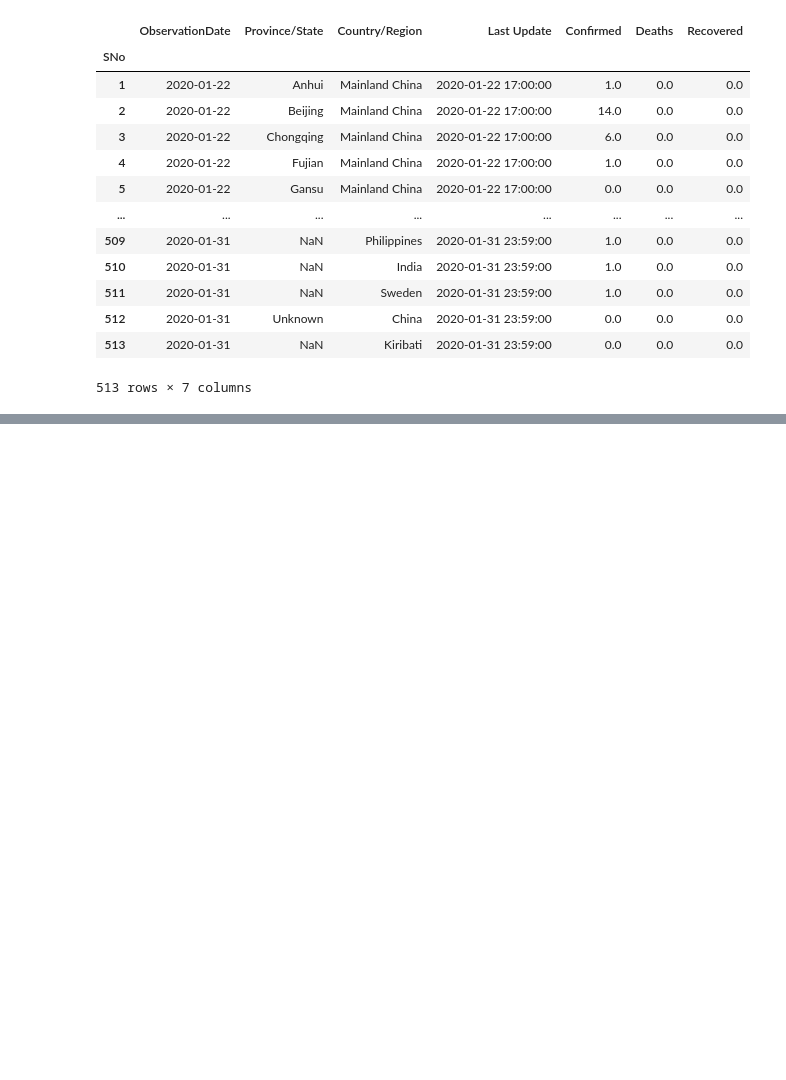
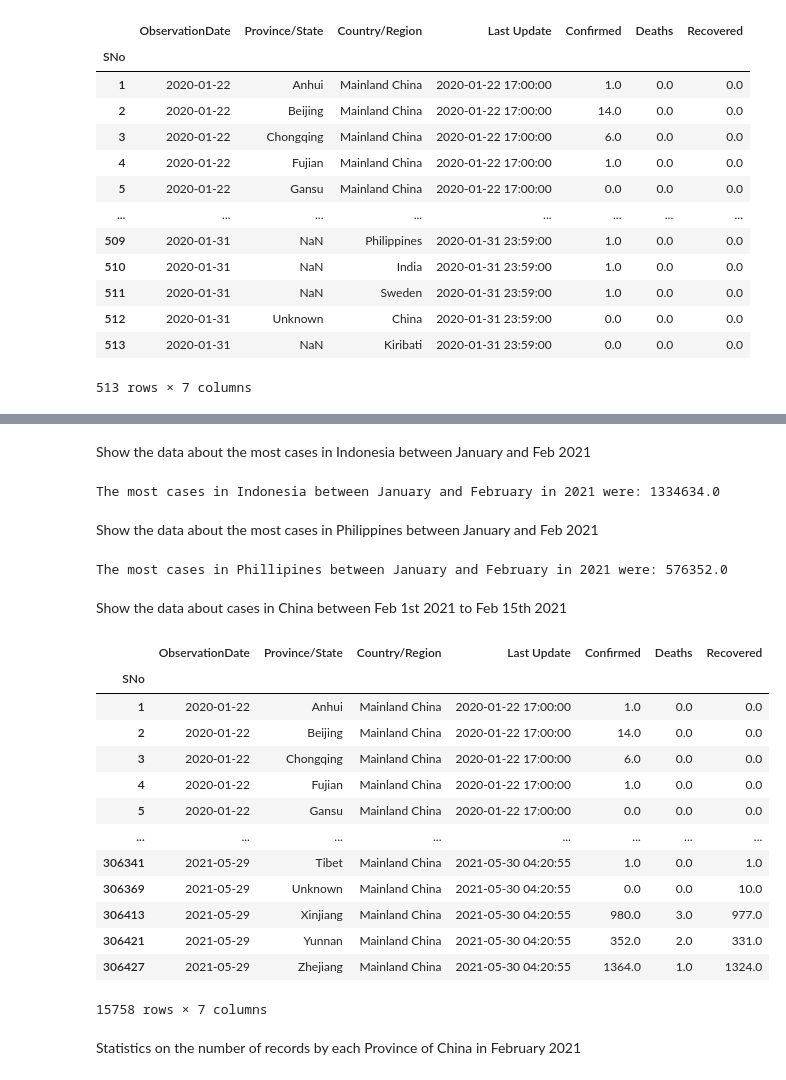
Before and after one commit to huuhieunguyen/Data-Science, a Jupyter notebook: Lab1/main.ipynb, the cells around one changed output, grey strips where cells are left out. Drawn from its saved outputs; the diff is of its cells as text; code cells hidden in the pictures; blank space fills up the shorter version.

```diff
--- a/Lab1/main.ipynb
+++ b/Lab1/main.ipynb
@@ -165,0 +235,55 @@ df[(df["ObservationDate"] >= "2020-01-01") & (df["ObservationDate"] <= "2020-01-
+# %% [markdown]
+Show the data about the most cases in Indonesia between January and Feb 2021
+# %%
+corona_inJanFeb_atIndonesia = df[
+    (df["Country/Region"] == "Indonesia")
+    & (df["ObservationDate"] >= "1-1-2021")
+    & (df["ObservationDate"] <= "2-28-2021")
+]
+max_cases_of_Indo_in_JanFeb2021 = max(corona_inJanFeb_atIndonesia["Confirmed"])
+print(
+    f"The most cases in Indonesia between January and February in 2021 were: {max_cases_of_Indo_in_JanFeb2021}"
+)
+# corona_inJanFeb_atIndonesia[corona_inJanFeb_atIndonesia["Confirmed"] == max_cases_of_Indo_in_JanFeb2021]
+# %% [output]
+The most cases in Indonesia between January and February in 2021 were: 1334634.0
+# %% [markdown]
+Show the data about the most cases in Philippines between January and Feb 2021
+# %%
+corona_inJanFeb_atPhilipines = df[
+    (df["Country/Region"] == "Philippines")
+    & (df["ObservationDate"] >= "1-1-2021")
+    & (df["ObservationDate"] <= "2-28-2021")
+]
+max_cases_of_Philip_in_JanFeb2021 = max(corona_inJanFeb_atPhilipines["Confirmed"])
+print(
+    f"The most cases in Phillipines between January and February in 2021 were: {max_cases_of_Philip_in_JanFeb2021}"
+)
+# %% [output]
+The most cases in Phillipines between January and February in 2021 were: 576352.0
+# %% [markdown]
+Show the data about cases in China between Feb 1st 2021 to Feb 15th 2021
+# %%
+coronaChina_half_Feb = df[
+    (df["Country/Region"] == "Mainland China" ) | (df["Country/Region"] == "China")
+    & (df["ObservationDate"] >= "2-1-2021")
+    & (df["ObservationDate"] <= "2-15-2021")
+]
+coronaChina_half_Feb
+# %% [output]
+|  | ObservationDate | Province/State | Country/Region | Last Update | Confirmed | Deaths | Recovered |
+| SNo |  |  |  |  |  |  |  |
+| 1 | 2020-01-22 | Anhui | Mainland China | 2020-01-22 17:00:00 | 1.0 | 0.0 | 0.0 |
+| 2 | 2020-01-22 | Beijing | Mainland China | 2020-01-22 17:00:00 | 14.0 | 0.0 | 0.0 |
+| 3 | 2020-01-22 | Chongqing | Mainland China | 2020-01-22 17:00:00 | 6.0 | 0.0 | 0.0 |
+| 4 | 2020-01-22 | Fujian | Mainland China | 2020-01-22 17:00:00 | 1.0 | 0.0 | 0.0 |
+| 5 | 2020-01-22 | Gansu | Mainland China | 2020-01-22 17:00:00 | 0.0 | 0.0 | 0.0 |
+| ... | ... | ... | ... | ... | ... | ... | ... |
+| 306341 | 2021-05-29 | Tibet | Mainland China | 2021-05-30 04:20:55 | 1.0 | 0.0 | 1.0 |
+| 306369 | 2021-05-29 | Unknown | Mainland China | 2021-05-30 04:20:55 | 0.0 | 0.0 | 10.0 |
+| 306413 | 2021-05-29 | Xinjiang | Mainland China | 2021-05-30 04:20:55 | 980.0 | 3.0 | 977.0 |
+| 306421 | 2021-05-29 | Yunnan | Mainland China | 2021-05-30 04:20:55 | 352.0 | 2.0 | 331.0 |
+| 306427 | 2021-05-29 | Zhejiang | Mainland China | 2021-05-30 04:20:55 | 1364.0 | 1.0 | 1324.0 |
+15758 rows × 7 columns
+# %% [markdown]
+Statistics on the number of records by each Province of China in February 2021
```
Also changed, not shown: parts of 19 cells of this notebook.
